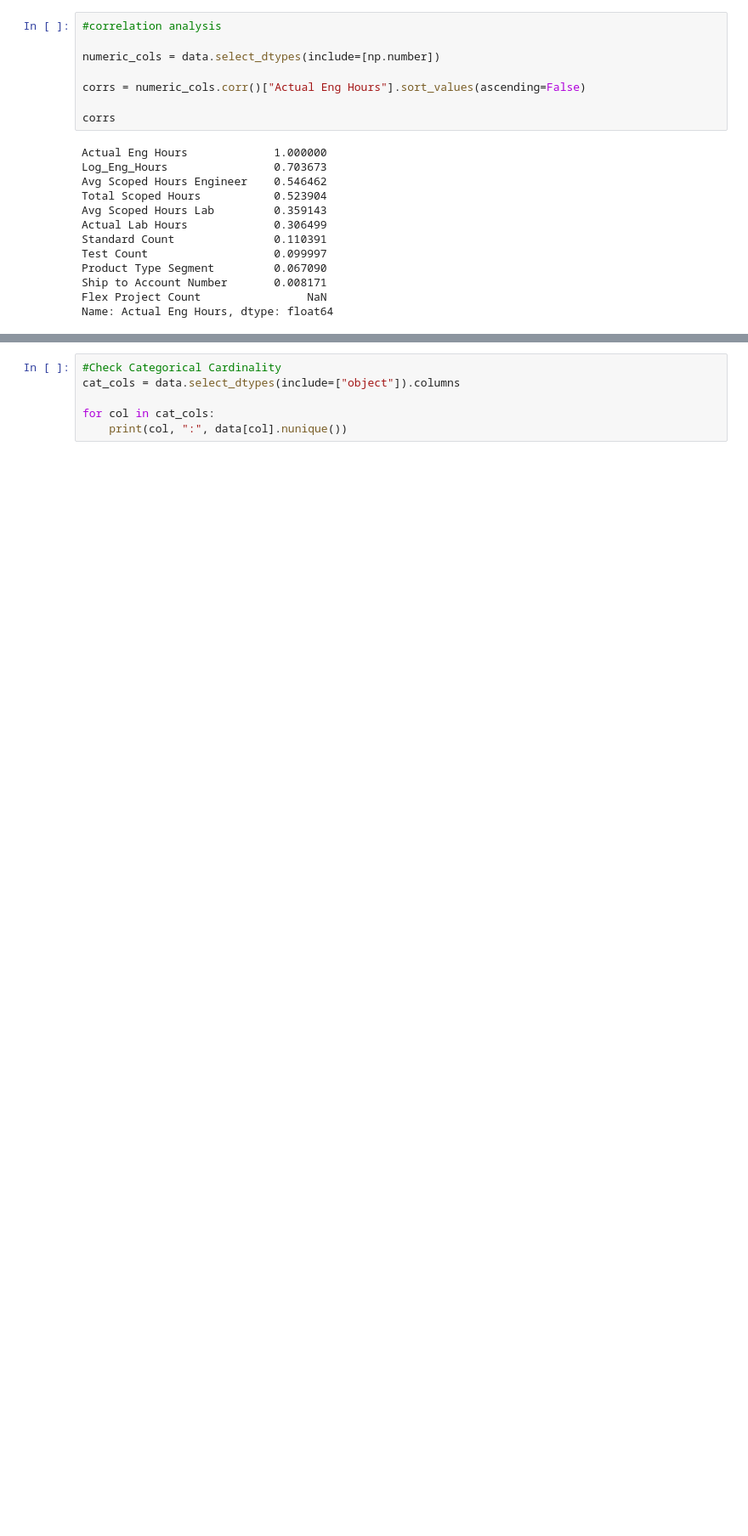
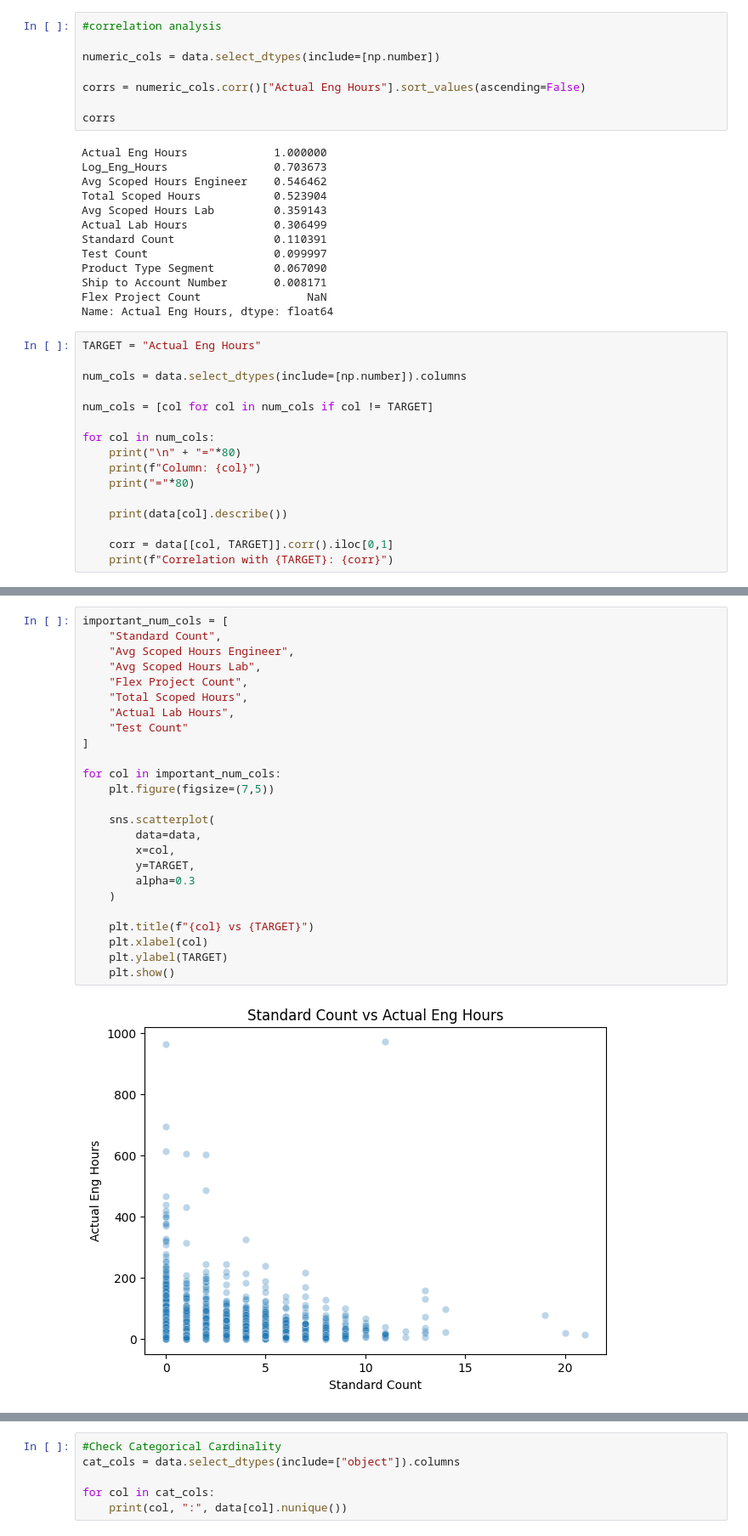
Before and after one commit to CelineAndroun03/CTECH-ML-MAY2026, a Jupyter notebook: scripts/EDA_ENG.ipynb, the cells around one changed output, grey strips where cells are left out. Shown at 85% size. Drawn from its saved outputs; the diff is of its cells as text; blank space fills up the shorter version.

```diff
--- a/scripts/EDA_ENG.ipynb
+++ b/scripts/EDA_ENG.ipynb
@@ -333,3 +333,19 @@ Product Type Segment         0.067090
 Ship to Account Number       0.008171
 Flex Project Count                NaN
 Name: Actual Eng Hours, dtype: float64
+# %%
+TARGET = "Actual Eng Hours"
+
+num_cols = data.select_dtypes(include=[np.number]).columns
+
+num_cols = [col for col in num_cols if col != TARGET]
+
+for col in num_cols:
+    print("\n" + "="*80)
+    print(f"Column: {col}")
+    print("="*80)
+
+    print(data[col].describe())
+
+    corr = data[[col, TARGET]].corr().iloc[0,1]
+    print(f"Correlation with {TARGET}: {corr}")
@@ -335,0 +370,27 @@ Name: Actual Eng Hours, dtype: float64
+# %%
+important_num_cols = [
+    "Standard Count",
+    "Avg Scoped Hours Engineer",
+    "Avg Scoped Hours Lab",
+    "Flex Project Count",
+    "Total Scoped Hours",
+    "Actual Lab Hours",
+    "Test Count"
+]
+
+for col in important_num_cols:
+    plt.figure(figsize=(7,5))
+
+    sns.scatterplot(
+        data=data,
+        x=col,
+        y=TARGET,
+        alpha=0.3
+    )
+
+    plt.title(f"{col} vs {TARGET}")
+    plt.xlabel(col)
+    plt.ylabel(TARGET)
+    plt.show()
+# %% [output]
+[figure, added]
```
Also changed, not shown: parts of 3 cells of this notebook, 1 other file.
